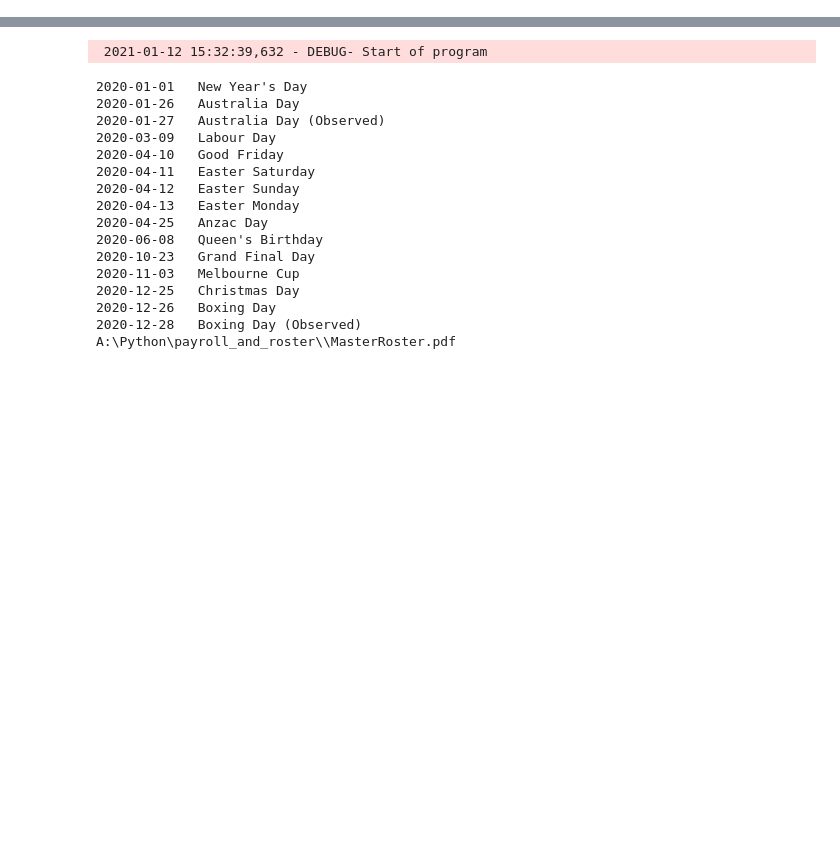
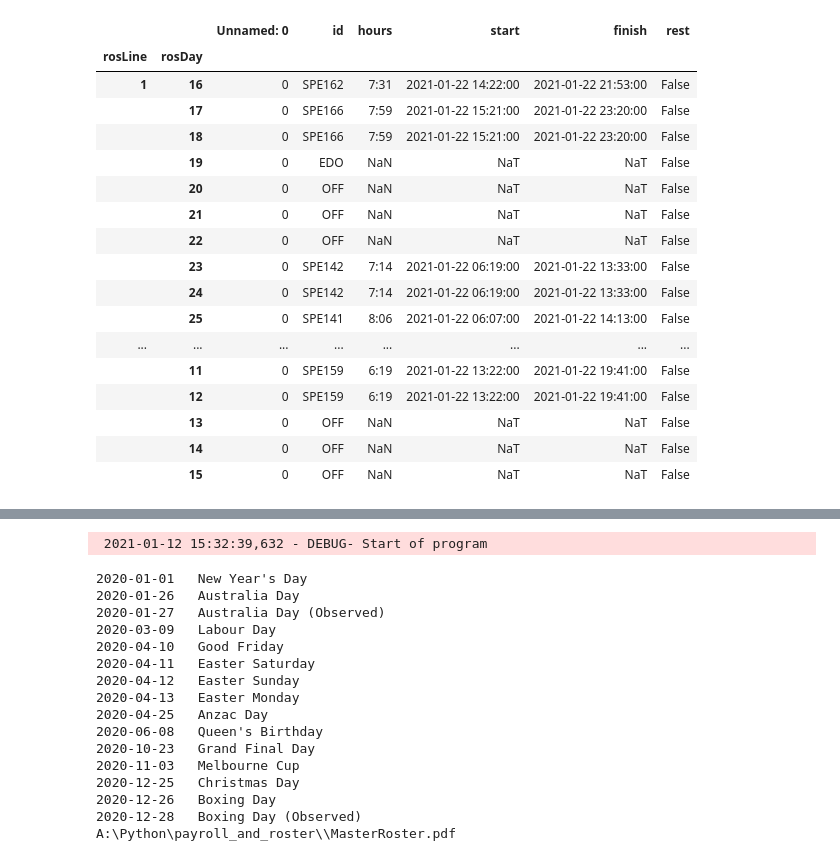
Before and after one commit to james7mac/payroll_and_roster, a Jupyter notebook: Untitled.ipynb, the cells around one changed output, grey strips where cells are left out. Cells and saved outputs as stored; diff of their text form; code cells hidden in the pictures; blank space fills up the shorter version.

```diff
--- a/Untitled.ipynb
+++ b/Untitled.ipynb
@@ -3,0 +13,26 @@ from datetime import datetime
+# %%
+cal = gui.calend(datetime(2021,2,1))
+roster_ = roster.Roster()
+shifts = gui.get_shifts(cal, roster_, 1)
+x = [True if i > 0 else False for i in cal.itermonthdays(cal.date.year,cal.date.month)]
+shifts = shifts[:len(x)]
+shifts[x]
+# %% [output]
+|  |  | Unnamed: 0 | id | hours | start | finish | rest |
+| rosLine | rosDay |  |  |  |  |  |  |
+| 1 | 16 | 0 | SPE162 | 7:31 | 2021-01-22 14:22:00 | 2021-01-22 21:53:00 | False |
+|  | 17 | 0 | SPE166 | 7:59 | 2021-01-22 15:21:00 | 2021-01-22 23:20:00 | False |
+|  | 18 | 0 | SPE166 | 7:59 | 2021-01-22 15:21:00 | 2021-01-22 23:20:00 | False |
+|  | 19 | 0 | EDO | NaN | NaT | NaT | False |
+|  | 20 | 0 | OFF | NaN | NaT | NaT | False |
+|  | 21 | 0 | OFF | NaN | NaT | NaT | False |
+|  | 22 | 0 | OFF | NaN | NaT | NaT | False |
+|  | 23 | 0 | SPE142 | 7:14 | 2021-01-22 06:19:00 | 2021-01-22 13:33:00 | False |
+|  | 24 | 0 | SPE142 | 7:14 | 2021-01-22 06:19:00 | 2021-01-22 13:33:00 | False |
+|  | 25 | 0 | SPE141 | 8:06 | 2021-01-22 06:07:00 | 2021-01-22 14:13:00 | False |
+| ... | ... | ... | ... | ... | ... | ... | ... |
+|  | 11 | 0 | SPE159 | 6:19 | 2021-01-22 13:22:00 | 2021-01-22 19:41:00 | False |
+|  | 12 | 0 | SPE159 | 6:19 | 2021-01-22 13:22:00 | 2021-01-22 19:41:00 | False |
+|  | 13 | 0 | OFF | NaN | NaT | NaT | False |
+|  | 14 | 0 | OFF | NaN | NaT | NaT | False |
+|  | 15 | 0 | OFF | NaN | NaT | NaT | False |
```
Also changed, not shown: parts of 28 cells of this notebook, 2 other files.
